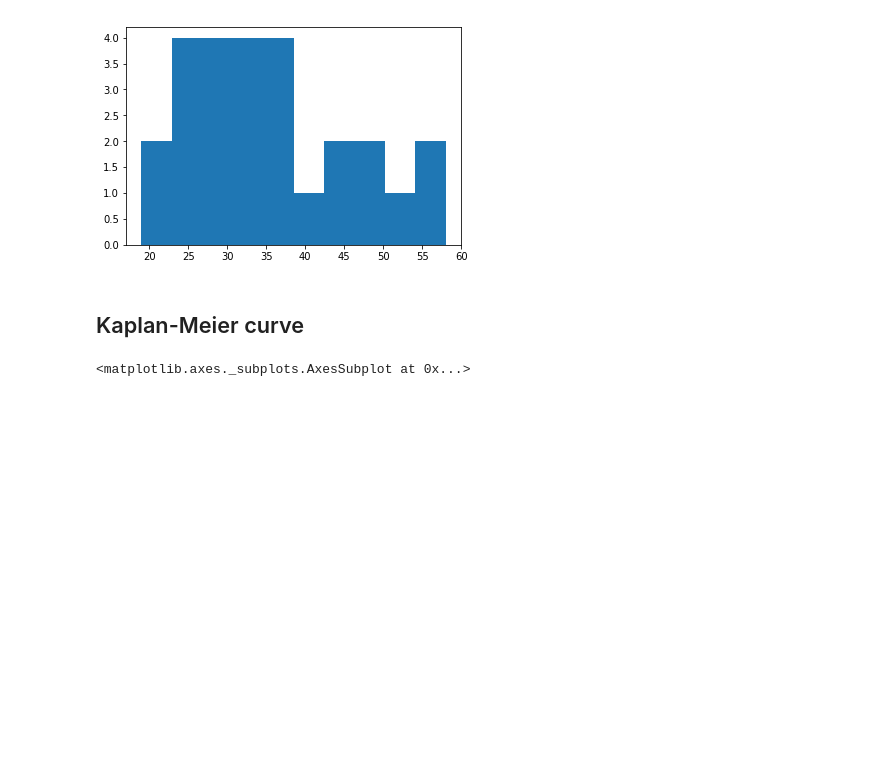
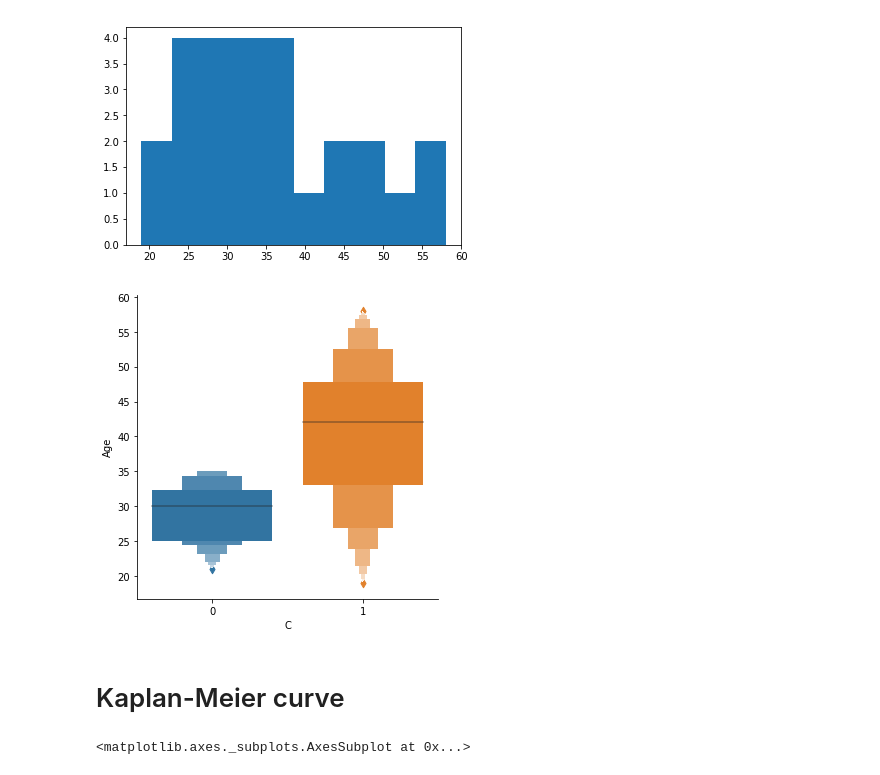
Before and after one commit to zuzannna/can-you-survive-this, a Jupyter notebook: SurvivalAnalysisExample.ipynb, the cells around one changed output. Drawn from its saved outputs; the diff is of its cells as text; code cells hidden in the pictures; blank space fills up the shorter version.

Commit message:
added box plots and hazard rate curves

```diff
--- a/SurvivalAnalysisExample.ipynb
+++ b/SurvivalAnalysisExample.ipynb
@@ -54,5 +52,10 @@ plt.hist(df.Age);
+# %%
+sns.catplot(x="C", y="Age", kind="boxen",
+            data=df.sort_values("C"));
+# %% [output]
+[figure, added]
 # %% [markdown]
-## Kaplan-Meier curve
+# Kaplan-Meier curve
 # %%
 kmf = KaplanMeierFitter()
 T = df["T"] #duration
```
Also changed, not shown: parts of 10 cells of this notebook.
